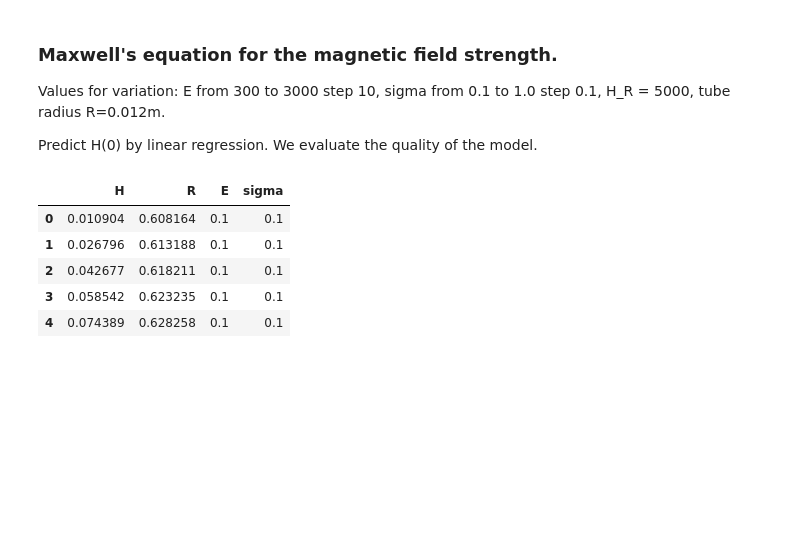
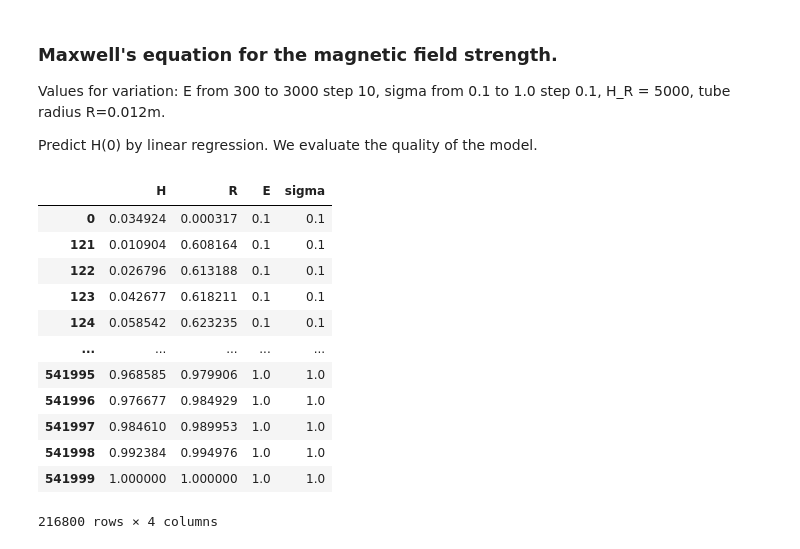
Before and after one commit to Vityshha/Plasmatorch-LR, a Jupyter notebook: Linear-Regression-Models.ipynb, the cells around one changed output. Drawn from its saved outputs; the diff is of its cells as text; code cells hidden in the pictures; blank space fills up the shorter version.

```diff
--- a/Linear-Regression-Models.ipynb
+++ b/Linear-Regression-Models.ipynb
@@ -222,13 +237,20 @@ class LRModel():
 Plasma_model = Plasmatron()
 # %%
 df = Plasma_model.Computingdata()
-# %%
-df.head()
-# %% [output]
-|  | H | R | E | sigma |
-| 0 | 0.010904 | 0.608164 | 0.1 | 0.1 |
-| 1 | 0.026796 | 0.613188 | 0.1 | 0.1 |
-| 2 | 0.042677 | 0.618211 | 0.1 | 0.1 |
-| 3 | 0.058542 | 0.623235 | 0.1 | 0.1 |
-| 4 | 0.074389 | 0.628258 | 0.1 | 0.1 |
+# %%
+df
+# %% [output]
+|  | H | R | E | sigma |
+| 0 | 0.034924 | 0.000317 | 0.1 | 0.1 |
+| 121 | 0.010904 | 0.608164 | 0.1 | 0.1 |
+| 122 | 0.026796 | 0.613188 | 0.1 | 0.1 |
+| 123 | 0.042677 | 0.618211 | 0.1 | 0.1 |
+| 124 | 0.058542 | 0.623235 | 0.1 | 0.1 |
+| ... | ... | ... | ... | ... |
+| 541995 | 0.968585 | 0.979906 | 1.0 | 1.0 |
+| 541996 | 0.976677 | 0.984929 | 1.0 | 1.0 |
+| 541997 | 0.984610 | 0.989953 | 1.0 | 1.0 |
+| 541998 | 0.992384 | 0.994976 | 1.0 | 1.0 |
+| 541999 | 1.000000 | 1.000000 | 1.0 | 1.0 |
+216800 rows × 4 columns
 # %%
```
Also changed, not shown: parts of 4 cells of this notebook, 3 other files.
